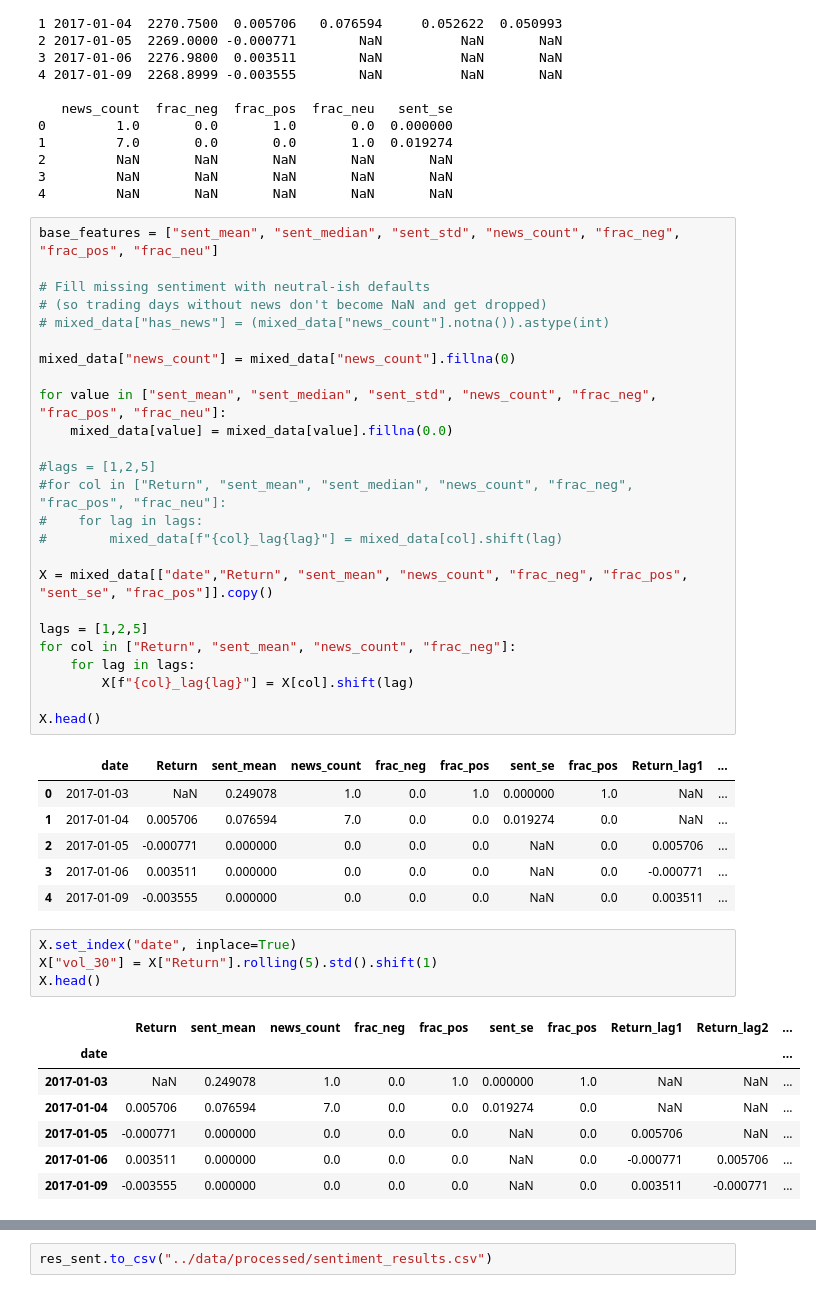
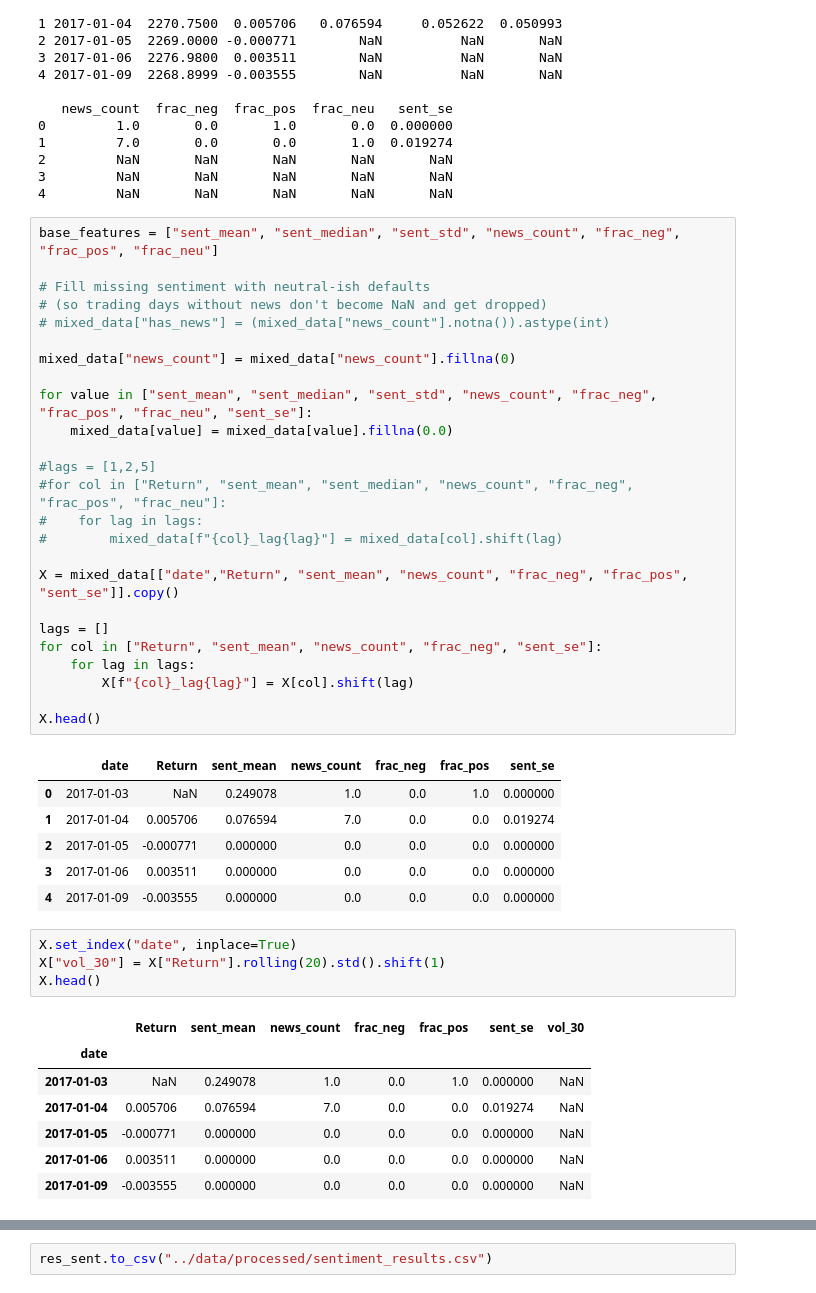
Before and after one commit to pe5kataa/sentiment-enhanced-risk-engine, a Jupyter notebook: sentiment-enhanced-risk-engine/notebooks/02_sentiment_var_es.ipynb, the cells around one changed output, grey strips where cells are left out. Drawn from its saved outputs; the diff is of its cells as text.

```diff
--- a/sentiment-enhanced-risk-engine/notebooks/02_sentiment_var_es.ipynb
+++ b/sentiment-enhanced-risk-engine/notebooks/02_sentiment_var_es.ipynb
@@ -48,7 +48,7 @@ base_features = ["sent_mean", "sent_median", "sent_std", "news_count", "frac_neg
 
 mixed_data["news_count"] = mixed_data["news_count"].fillna(0)
 
-for value in ["sent_mean", "sent_median", "sent_std", "news_count", "frac_neg", "frac_pos", "frac_neu"]:
+for value in ["sent_mean", "sent_median", "sent_std", "news_count", "frac_neg", "frac_pos", "frac_neu", "sent_se"]:
     mixed_data[value] = mixed_data[value].fillna(0.0)
 
 #lags = [1,2,5]
@@ -56,33 +56,33 @@ for value in ["sent_mean", "sent_median", "sent_std", "news_count", "frac_neg",
 #    for lag in lags:
 #        mixed_data[f"{col}_lag{lag}"] = mixed_data[col].shift(lag)
 
-X = mixed_data[["date","Return", "sent_mean", "news_count", "frac_neg", "frac_pos", "sent_se", "frac_pos"]].copy()
+X = mixed_data[["date","Return", "sent_mean", "news_count", "frac_neg", "frac_pos", "sent_se"]].copy()
 
-lags = [1,2,5]
-for col in ["Return", "sent_mean", "news_count", "frac_neg"]:
+lags = []
+for col in ["Return", "sent_mean", "news_count", "frac_neg", "sent_se"]:
     for lag in lags:
         X[f"{col}_lag{lag}"] = X[col].shift(lag)
 
 X.head()
 # %% [output]
-|  | date | Return | sent_mean | news_count | frac_neg | frac_pos | sent_se | frac_pos | Return_lag1 | ... |
-| 0 | 2017-01-03 | NaN | 0.249078 | 1.0 | 0.0 | 1.0 | 0.000000 | 1.0 | NaN | ... |
-| 1 | 2017-01-04 | 0.005706 | 0.076594 | 7.0 | 0.0 | 0.0 | 0.019274 | 0.0 | NaN | ... |
-| 2 | 2017-01-05 | -0.000771 | 0.000000 | 0.0 | 0.0 | 0.0 | NaN | 0.0 | 0.005706 | ... |
-| 3 | 2017-01-06 | 0.003511 | 0.000000 | 0.0 | 0.0 | 0.0 | NaN | 0.0 | -0.000771 | ... |
-| 4 | 2017-01-09 | -0.003555 | 0.000000 | 0.0 | 0.0 | 0.0 | NaN | 0.0 | 0.003511 | ... |
+|  | date | Return | sent_mean | news_count | frac_neg | frac_pos | sent_se |
+| 0 | 2017-01-03 | NaN | 0.249078 | 1.0 | 0.0 | 1.0 | 0.000000 |
+| 1 | 2017-01-04 | 0.005706 | 0.076594 | 7.0 | 0.0 | 0.0 | 0.019274 |
+| 2 | 2017-01-05 | -0.000771 | 0.000000 | 0.0 | 0.0 | 0.0 | 0.000000 |
+| 3 | 2017-01-06 | 0.003511 | 0.000000 | 0.0 | 0.0 | 0.0 | 0.000000 |
+| 4 | 2017-01-09 | -0.003555 | 0.000000 | 0.0 | 0.0 | 0.0 | 0.000000 |
 # %%
 X.set_index("date", inplace=True)
-X["vol_30"] = X["Return"].rolling(5).std().shift(1)
+X["vol_30"] = X["Return"].rolling(20).std().shift(1)
 X.head()
 # %% [output]
-|  | Return | sent_mean | news_count | frac_neg | frac_pos | sent_se | frac_pos | Return_lag1 | Return_lag2 | ... |
-| date |  |  |  |  |  |  |  |  |  | ... |
-| 2017-01-03 | NaN | 0.249078 | 1.0 | 0.0 | 1.0 | 0.000000 | 1.0 | NaN | NaN | ... |
-| 2017-01-04 | 0.005706 | 0.076594 | 7.0 | 0.0 | 0.0 | 0.019274 | 0.0 | NaN | NaN | ... |
-| 2017-01-05 | -0.000771 | 0.000000 | 0.0 | 0.0 | 0.0 | NaN | 0.0 | 0.005706 | NaN | ... |
-| 2017-01-06 | 0.003511 | 0.000000 | 0.0 | 0.0 | 0.0 | NaN | 0.0 | -0.000771 | 0.005706 | ... |
-| 2017-01-09 | -0.003555 | 0.000000 | 0.0 | 0.0 | 0.0 | NaN | 0.0 | 0.003511 | -0.000771 | ... |
+|  | Return | sent_mean | news_count | frac_neg | frac_pos | sent_se | vol_30 |
+| date |  |  |  |  |  |  |  |
+| 2017-01-03 | NaN | 0.249078 | 1.0 | 0.0 | 1.0 | 0.000000 | NaN |
+| 2017-01-04 | 0.005706 | 0.076594 | 7.0 | 0.0 | 0.0 | 0.019274 | NaN |
+| 2017-01-05 | -0.000771 | 0.000000 | 0.0 | 0.0 | 0.0 | 0.000000 | NaN |
+| 2017-01-06 | 0.003511 | 0.000000 | 0.0 | 0.0 | 0.0 | 0.000000 | NaN |
+| 2017-01-09 | -0.003555 | 0.000000 | 0.0 | 0.0 | 0.0 | 0.000000 | NaN |
 # %%
 y = X['Return']
 X = X.shift(1)
```
Also changed, not shown: parts of 6 cells of this notebook.
